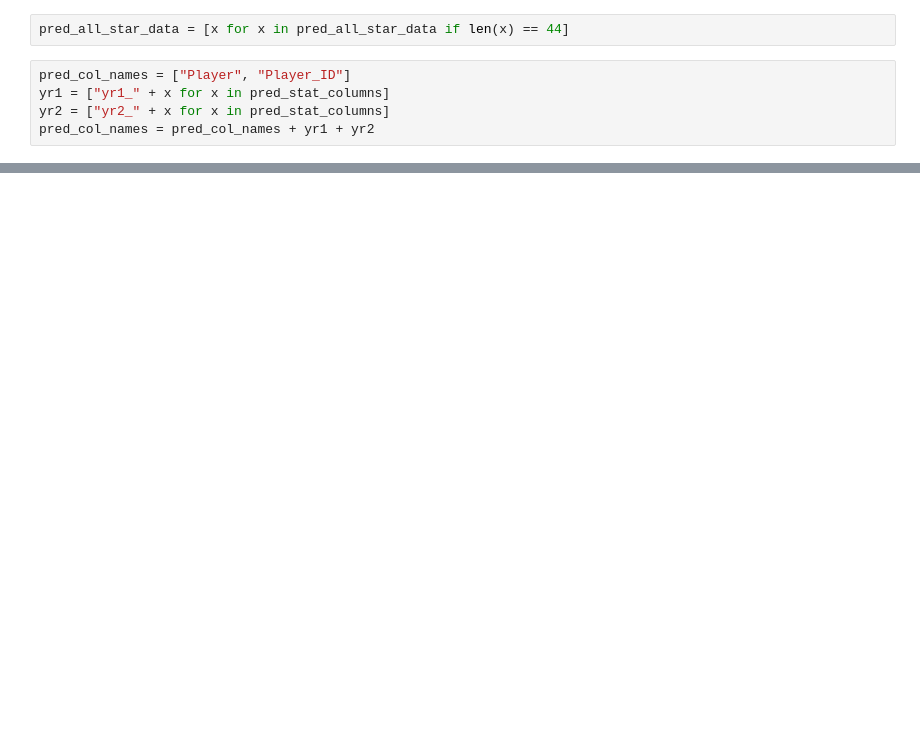
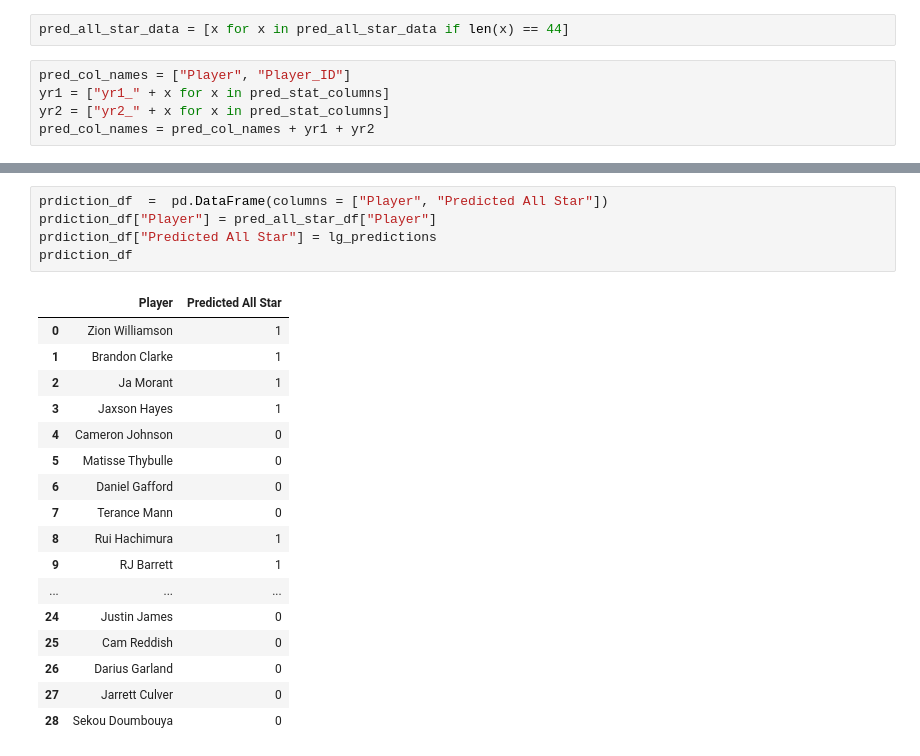
Before and after one commit to brybranmuffin/IEOR-142-Final, a Jupyter notebook: project-checkpoint-2.ipynb, the cells around one changed output, grey strips where cells are left out. Saved outputs shown, nothing was run; the diff lists cells and outputs as text; blank space fills up the shorter version.

```diff
--- a/project-checkpoint-2.ipynb
+++ b/project-checkpoint-2.ipynb
@@ -1350,0 +1416,23 @@ ValueError: Input contains NaN, infinity or a value too large for dtype('float32
+# %%
+prdiction_df  =  pd.DataFrame(columns = ["Player", "Predicted All Star"])
+prdiction_df["Player"] = pred_all_star_df["Player"]
+prdiction_df["Predicted All Star"] = lg_predictions
+prdiction_df
+# %% [output]
+|  | Player | Predicted All Star |
+| 0 | Zion Williamson | 1 |
+| 1 | Brandon Clarke | 1 |
+| 2 | Ja Morant | 1 |
+| 3 | Jaxson Hayes | 1 |
+| 4 | Cameron Johnson | 0 |
+| 5 | Matisse Thybulle | 0 |
+| 6 | Daniel Gafford | 0 |
+| 7 | Terance Mann | 0 |
+| 8 | Rui Hachimura | 1 |
+| 9 | RJ Barrett | 1 |
+| ... | ... | ... |
+| 24 | Justin James | 0 |
+| 25 | Cam Reddish | 0 |
+| 26 | Darius Garland | 0 |
+| 27 | Jarrett Culver | 0 |
+| 28 | Sekou Doumbouya | 0 |
```
Also changed, not shown: parts of 11 cells of this notebook, 7 other files.
